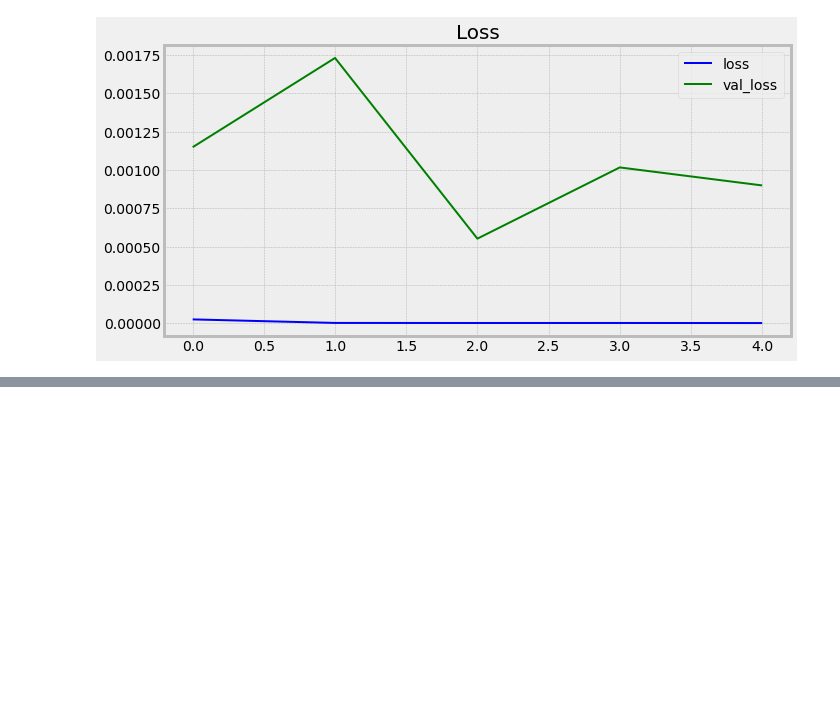
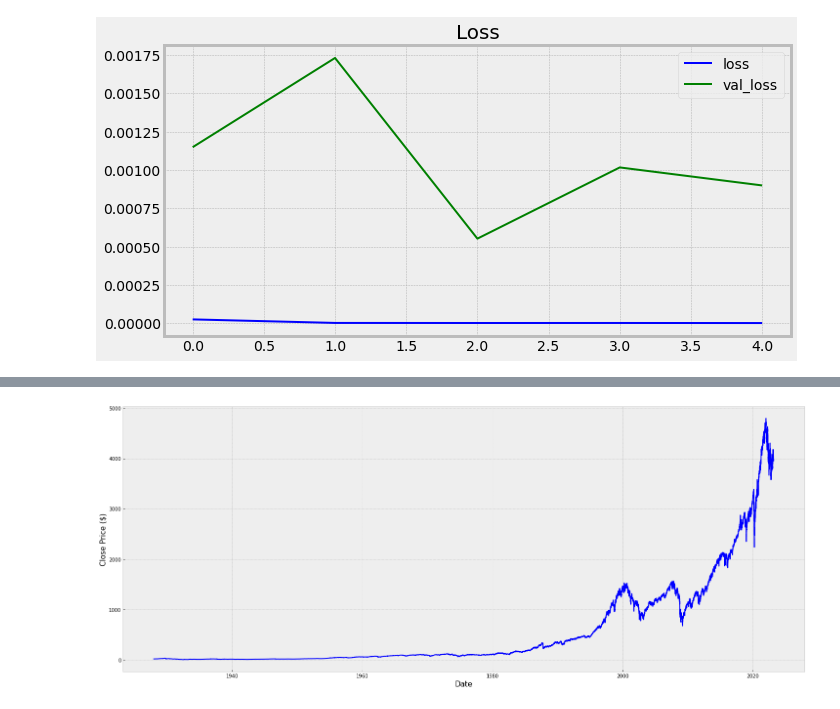
Before and after one commit to NervOUs11/Predict_S-P500, a Jupyter notebook: Code.ipynb, the cells around one changed output, grey strips where cells are left out. Drawn from its saved outputs; the diff is of its cells as text; code cells hidden in the pictures; blank space fills up the shorter version.

```diff
--- a/Code.ipynb
+++ b/Code.ipynb
@@ -142,3 +143,13 @@ model.save('my_model.h5')
 # %%
 # Load model
 model = load_model('my_model.h5')
+# %%
+# Load test data
+sp500 = yf.Ticker('^GSPC')
+
+interval = '1d'
+start = '2000-01-01'
+end = dt.datetime.now()
+
+test_data = sp500.history(interval=interval, start=start, end=end)
+real_price = test_data['Close'].values
@@ -144,0 +161,3 @@ model = load_model('my_model.h5')
+# %%
+# Merge all data from from 1927-01-01 to now
+all_data = pd.concat((train_data['Close'],test_data['Close']))
@@ -144,0 +180,10 @@ model = load_model('my_model.h5')
+# %%
+# Show all data from 1927-01-01 to now
+plt.figure(figsize=(25,10))
+plt.style.use('bmh')
+plt.plot(all_data, color='blue')
+plt.xlabel('Date',fontsize=15)
+plt.ylabel('Close Price ($)',fontsize=15)
+plt.show()
+# %% [output]
+[figure, added]
```
Also changed, not shown: parts of 5 cells of this notebook.
